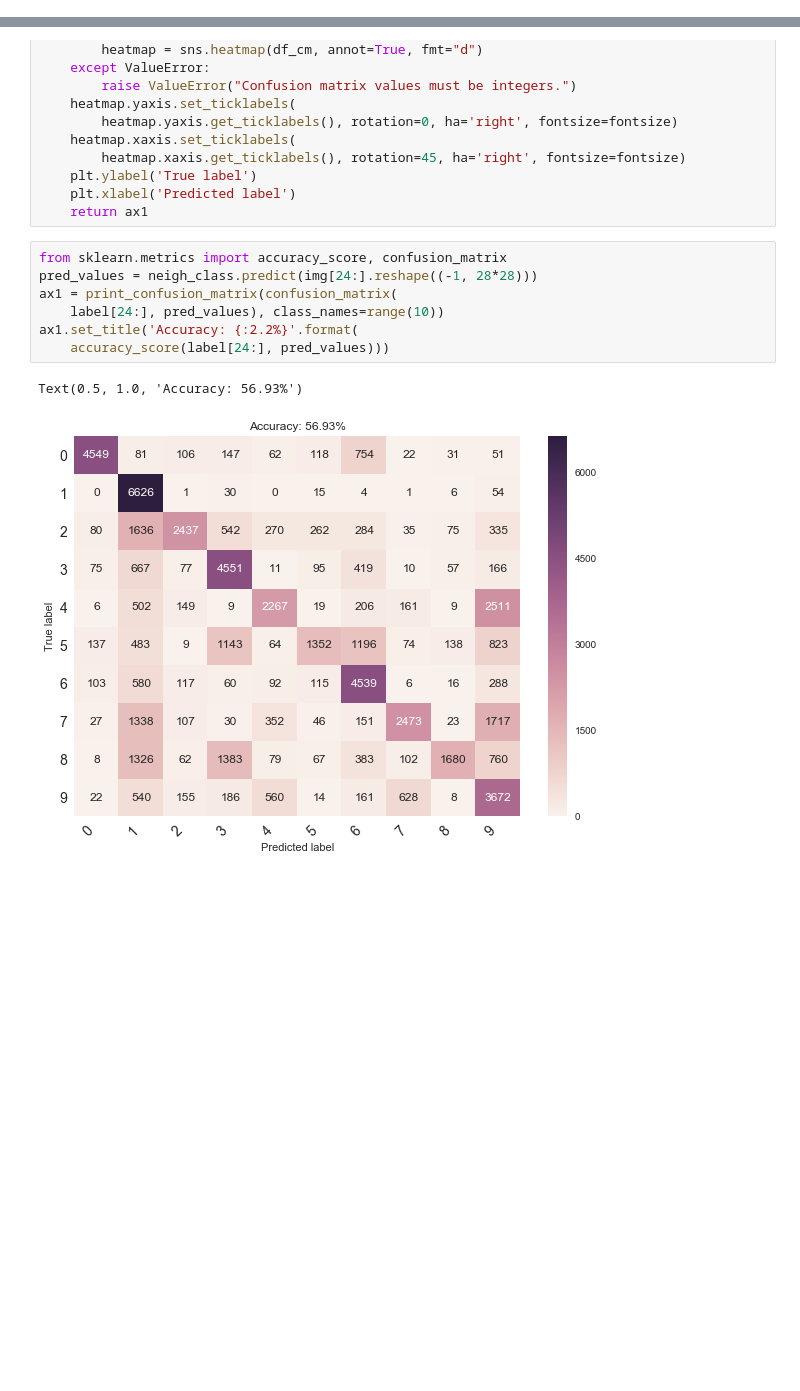
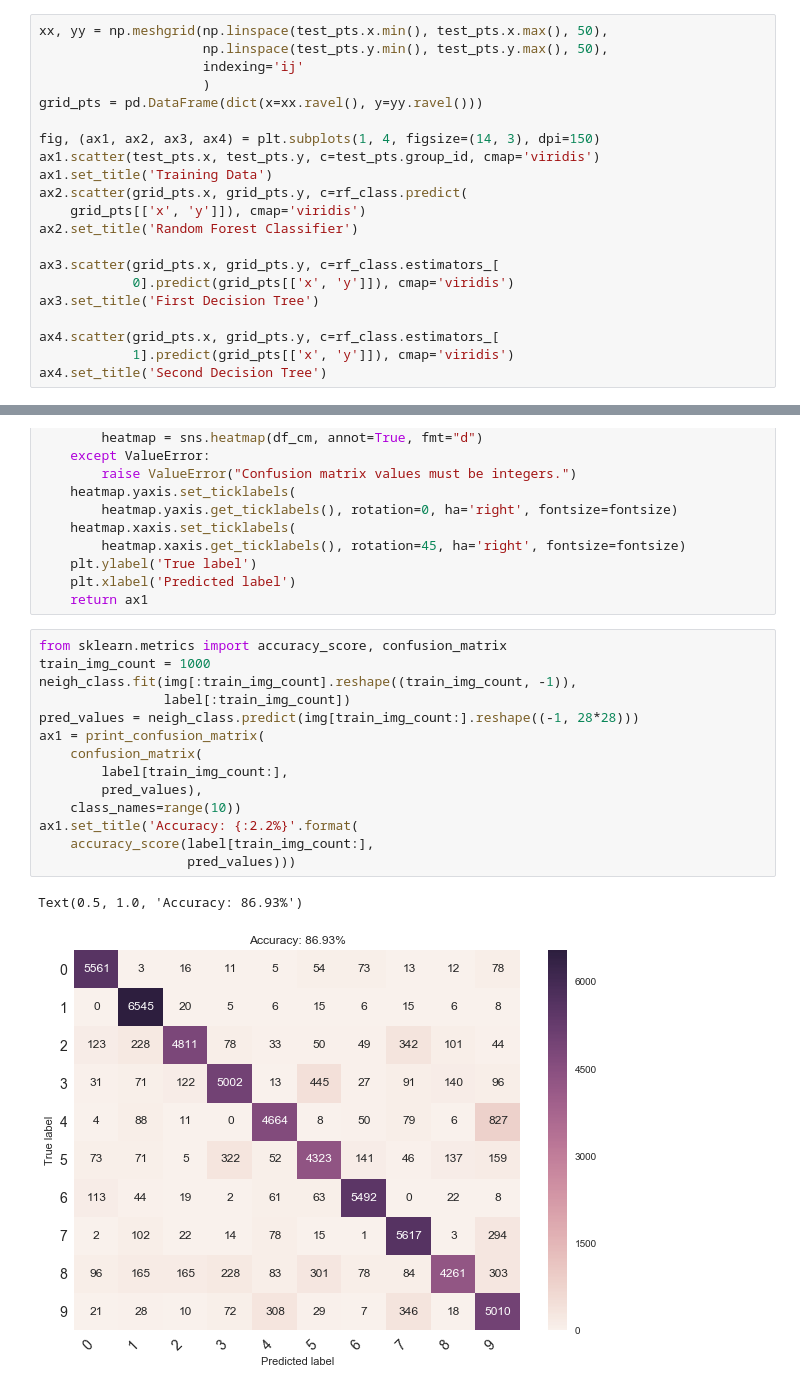
Before and after one commit to ImagingLectures/MNT_Lectures2019, a Jupyter notebook: Lecture1/Datasets.ipynb, the cells around one changed output, grey strips where cells are left out. Drawn from its saved outputs; the diff is of its cells as text; blank space fills up the shorter version.

```diff
--- a/Lecture1/Datasets.ipynb
+++ b/Lecture1/Datasets.ipynb
@@ -460,0 +684,21 @@ dc.predict([0]), dc.predict([1]), dc.predict([3]), dc.predict([100])
+# %%
+xx, yy = np.meshgrid(np.linspace(test_pts.x.min(), test_pts.x.max(), 50),
+                     np.linspace(test_pts.y.min(), test_pts.y.max(), 50),
+                     indexing='ij'
+                     )
+grid_pts = pd.DataFrame(dict(x=xx.ravel(), y=yy.ravel()))
+
+fig, (ax1, ax2, ax3, ax4) = plt.subplots(1, 4, figsize=(14, 3), dpi=150)
+ax1.scatter(test_pts.x, test_pts.y, c=test_pts.group_id, cmap='viridis')
+ax1.set_title('Training Data')
+ax2.scatter(grid_pts.x, grid_pts.y, c=rf_class.predict(
+    grid_pts[['x', 'y']]), cmap='viridis')
+ax2.set_title('Random Forest Classifier')
+
+ax3.scatter(grid_pts.x, grid_pts.y, c=rf_class.estimators_[
+            0].predict(grid_pts[['x', 'y']]), cmap='viridis')
+ax3.set_title('First Decision Tree')
+
+ax4.scatter(grid_pts.x, grid_pts.y, c=rf_class.estimators_[
+            1].predict(grid_pts[['x', 'y']]), cmap='viridis')
+ax4.set_title('Second Decision Tree')
@@ -596,11 +856,18 @@ def print_confusion_matrix(confusion_matrix, class_names, figsize=(10, 7), fonts
     return ax1
 # %%
 from sklearn.metrics import accuracy_score, confusion_matrix
-pred_values = neigh_class.predict(img[24:].reshape((-1, 28*28)))
-ax1 = print_confusion_matrix(confusion_matrix(
-    label[24:], pred_values), class_names=range(10))
+train_img_count = 1000
+neigh_class.fit(img[:train_img_count].reshape((train_img_count, -1)),
+                label[:train_img_count])
+pred_values = neigh_class.predict(img[train_img_count:].reshape((-1, 28*28)))
+ax1 = print_confusion_matrix(
+    confusion_matrix(
+        label[train_img_count:],
+        pred_values),
+    class_names=range(10))
 ax1.set_title('Accuracy: {:2.2%}'.format(
-    accuracy_score(label[24:], pred_values)))
+    accuracy_score(label[train_img_count:],
+                   pred_values)))
 # %% [output]
-Text(0.5, 1.0, 'Accuracy: 56.93%')
+Text(0.5, 1.0, 'Accuracy: 86.93%')
-[figure, old version]
+[figure, new version]
```
Also changed, not shown: parts of 34 cells of this notebook, 1 other file.
